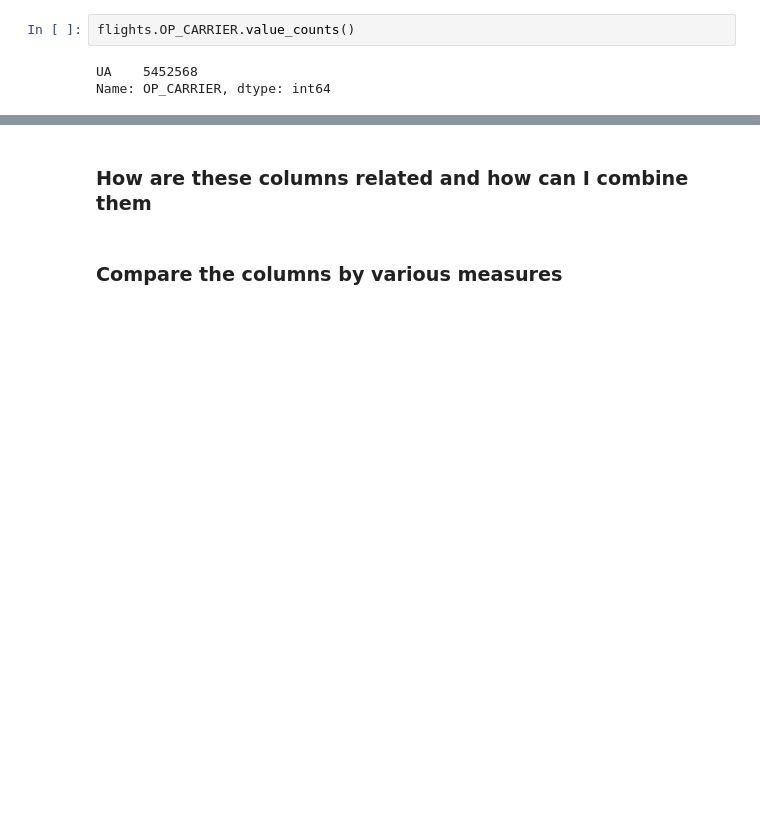
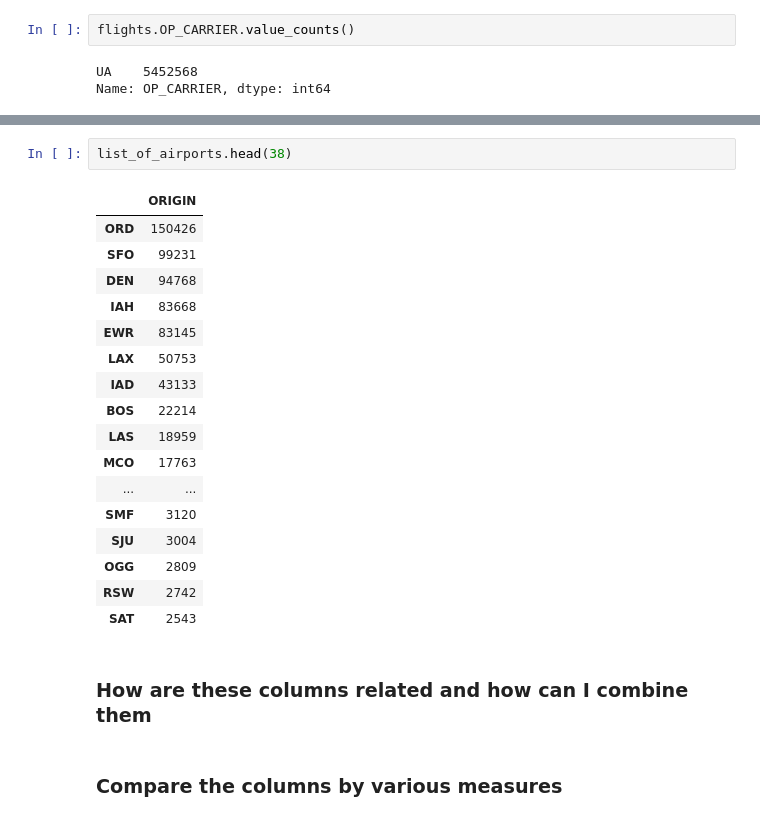
Before and after one commit to CLOUD-NINE-FLIGHT-SOLUTIONS/CLOUD-NINE-FLIGHT-SOLUTIONS, a Jupyter notebook: Mannie/explore.ipynb, the cells around one changed output, grey strips where cells are left out. Drawn from its saved outputs; the diff is of its cells as text; blank space fills up the shorter version.

```diff
--- a/Mannie/explore.ipynb
+++ b/Mannie/explore.ipynb
@@ -52,3 +132,23 @@ flights.describe()
+# %%
+list_of_airports.head(38)
+# %% [output]
+|  | ORIGIN |
+| ORD | 150426 |
+| SFO | 99231 |
+| DEN | 94768 |
+| IAH | 83668 |
+| EWR | 83145 |
+| LAX | 50753 |
+| IAD | 43133 |
+| BOS | 22214 |
+| LAS | 18959 |
+| MCO | 17763 |
+| ... | ... |
+| SMF | 3120 |
+| SJU | 3004 |
+| OGG | 2809 |
+| RSW | 2742 |
+| SAT | 2543 |
 # %% [markdown]
 ### How are these columns related and how can I combine them
 # %% [markdown]
```
Also changed, not shown: parts of 29 cells of this notebook, 3 other files.
